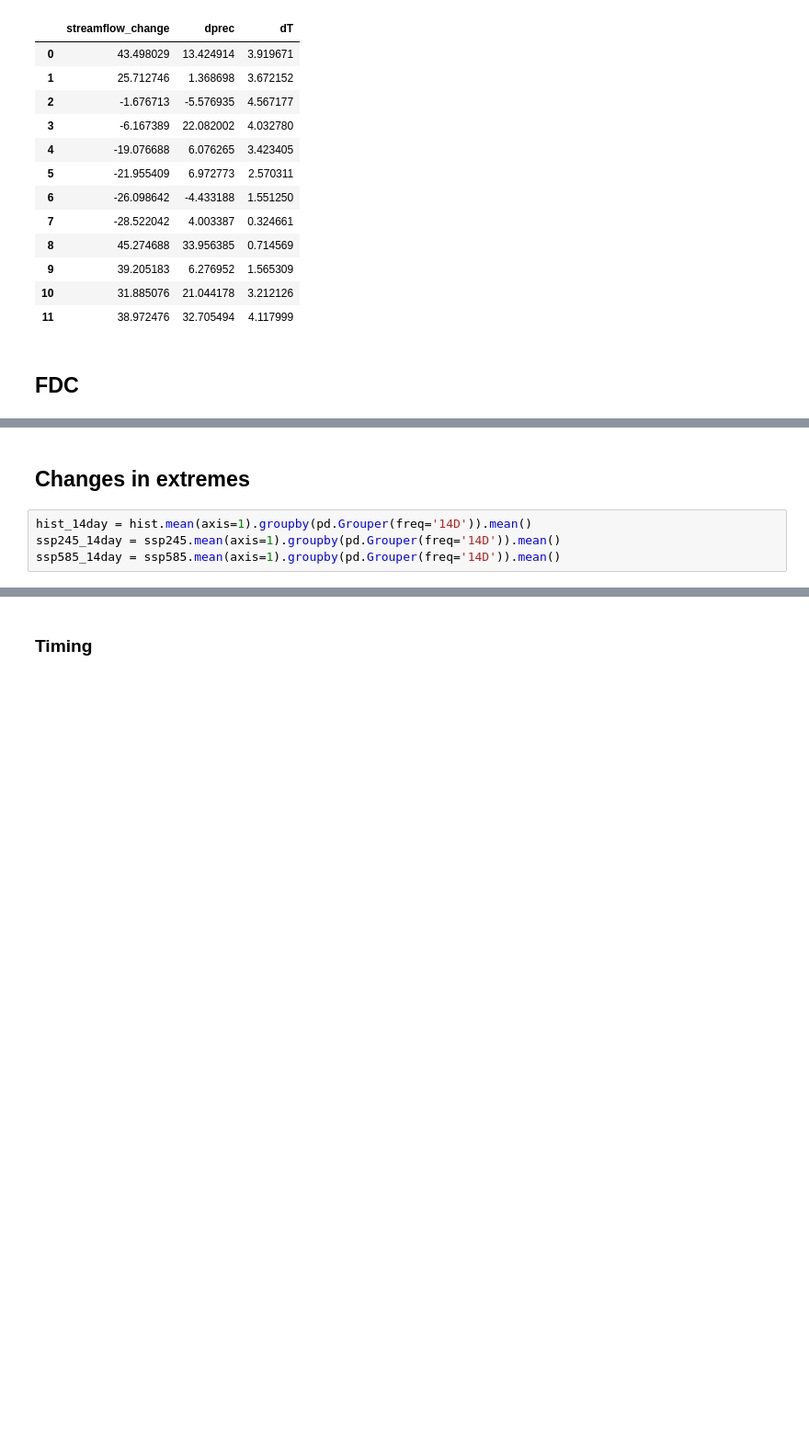
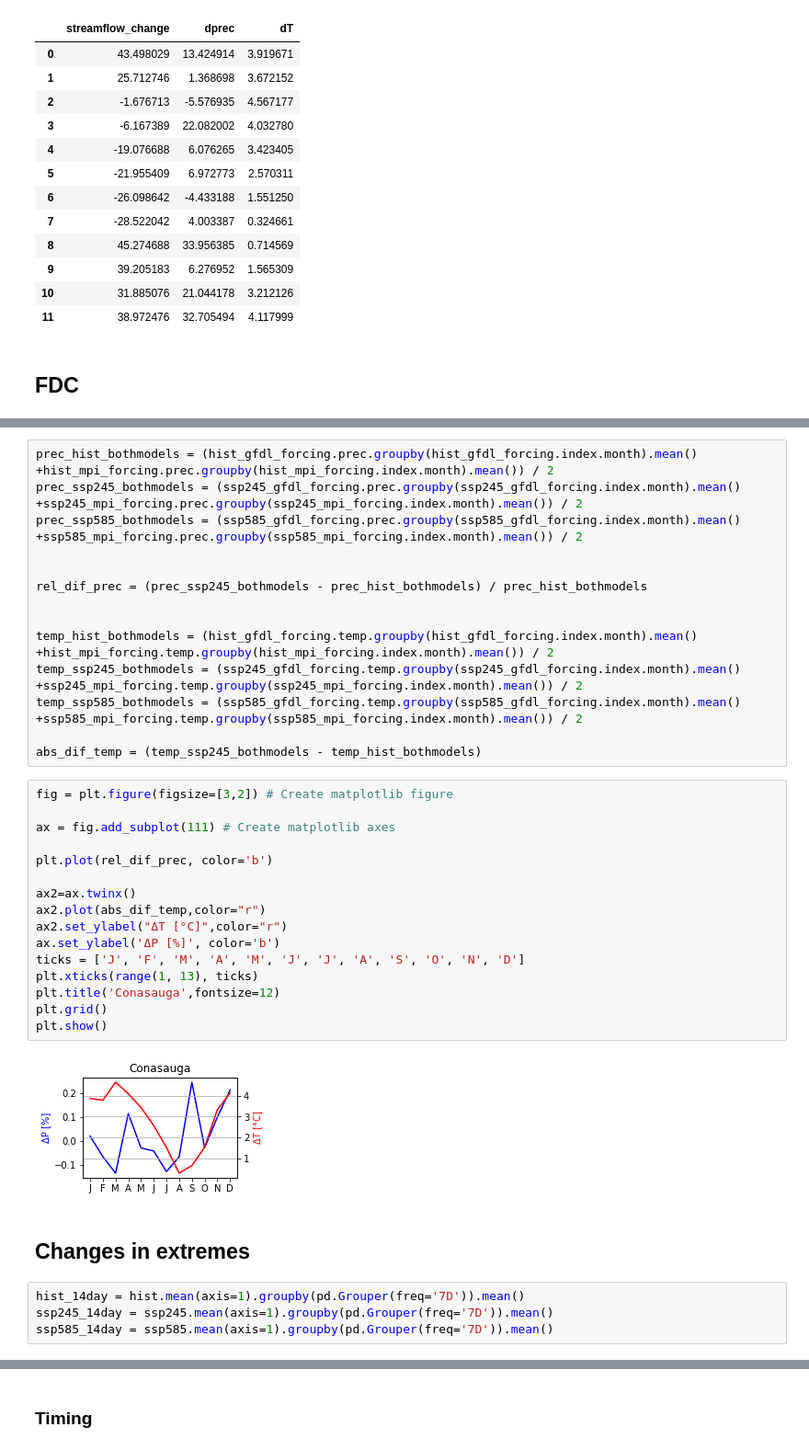
Before and after one commit to vhoogelander/BMI_HBVmountain_streamflow_analysis, a Jupyter notebook: HBVmountain/Conasauga/HBVmountain_climateanalysis_Conasauga.ipynb, the cells around one changed output, grey strips where cells are left out. Shown at 92% size. Cells and saved outputs as stored; diff of their text form; blank space fills up the shorter version.

```diff
--- a/HBVmountain/Conasauga/HBVmountain_climateanalysis_Conasauga.ipynb
+++ b/HBVmountain/Conasauga/HBVmountain_climateanalysis_Conasauga.ipynb
@@ -491,9 +497,41 @@ Text(0.5, 1.0, 'Conasauga')
+# %%
+prec_hist_bothmodels = (hist_gfdl_forcing.prec.groupby(hist_gfdl_forcing.index.month).mean() +hist_mpi_forcing.prec.groupby(hist_mpi_forcing.index.month).mean()) / 2
+prec_ssp245_bothmodels = (ssp245_gfdl_forcing.prec.groupby(ssp245_gfdl_forcing.index.month).mean() +ssp245_mpi_forcing.prec.groupby(ssp245_mpi_forcing.index.month).mean()) / 2
+prec_ssp585_bothmodels = (ssp585_gfdl_forcing.prec.groupby(ssp585_gfdl_forcing.index.month).mean() +ssp585_mpi_forcing.prec.groupby(ssp585_mpi_forcing.index.month).mean()) / 2
+
+
+rel_dif_prec = (prec_ssp245_bothmodels - prec_hist_bothmodels) / prec_hist_bothmodels
+
+
+temp_hist_bothmodels = (hist_gfdl_forcing.temp.groupby(hist_gfdl_forcing.index.month).mean() +hist_mpi_forcing.temp.groupby(hist_mpi_forcing.index.month).mean()) / 2
+temp_ssp245_bothmodels = (ssp245_gfdl_forcing.temp.groupby(ssp245_gfdl_forcing.index.month).mean() +ssp245_mpi_forcing.temp.groupby(ssp245_mpi_forcing.index.month).mean()) / 2
+temp_ssp585_bothmodels = (ssp585_gfdl_forcing.temp.groupby(ssp585_gfdl_forcing.index.month).mean() +ssp585_mpi_forcing.temp.groupby(ssp585_mpi_forcing.index.month).mean()) / 2
+
+abs_dif_temp = (temp_ssp245_bothmodels - temp_hist_bothmodels)
+# %%
+fig = plt.figure(figsize=[3,2]) # Create matplotlib figure
+
+ax = fig.add_subplot(111) # Create matplotlib axes
+
+plt.plot(rel_dif_prec, color='b')
+
+ax2=ax.twinx()
+ax2.plot(abs_dif_temp,color="r")
+ax2.set_ylabel("ΔT [°C]",color="r")
+ax.set_ylabel('ΔP [%]', color='b')
+ticks = ['J', 'F', 'M', 'A', 'M', 'J', 'J', 'A', 'S', 'O', 'N', 'D']
+plt.xticks(range(1, 13), ticks)
+plt.title('Conasauga',fontsize=12)
+plt.grid()
+plt.show()
+# %% [output]
+[figure, added]
 # %% [markdown]
 ## Changes in extremes
 # %%
-hist_14day = hist.mean(axis=1).groupby(pd.Grouper(freq='14D')).mean()
-ssp245_14day = ssp245.mean(axis=1).groupby(pd.Grouper(freq='14D')).mean()
-ssp585_14day = ssp585.mean(axis=1).groupby(pd.Grouper(freq='14D')).mean()
+hist_14day = hist.mean(axis=1).groupby(pd.Grouper(freq='7D')).mean()
+ssp245_14day = ssp245.mean(axis=1).groupby(pd.Grouper(freq='7D')).mean()
+ssp585_14day = ssp585.mean(axis=1).groupby(pd.Grouper(freq='7D')).mean()
 # %%
 min_hist_14day = hist_14day.loc[hist_14day.index.year> hist_14day.index[0].year].groupby(hist_14day.loc[hist_14day.index.year> hist_14day.index[0].year].index.strftime("%y")).min()
 min_ssp245_14day = ssp245_14day.loc[ssp245_14day.index.year> ssp245_14day.index[0].year].groupby(ssp245_14day.loc[ssp245_14day.index.year> ssp245_14day.index[0].year].index.strftime("%y")).min()
```
Also changed, not shown: parts of 16 cells of this notebook, 11 other files.
